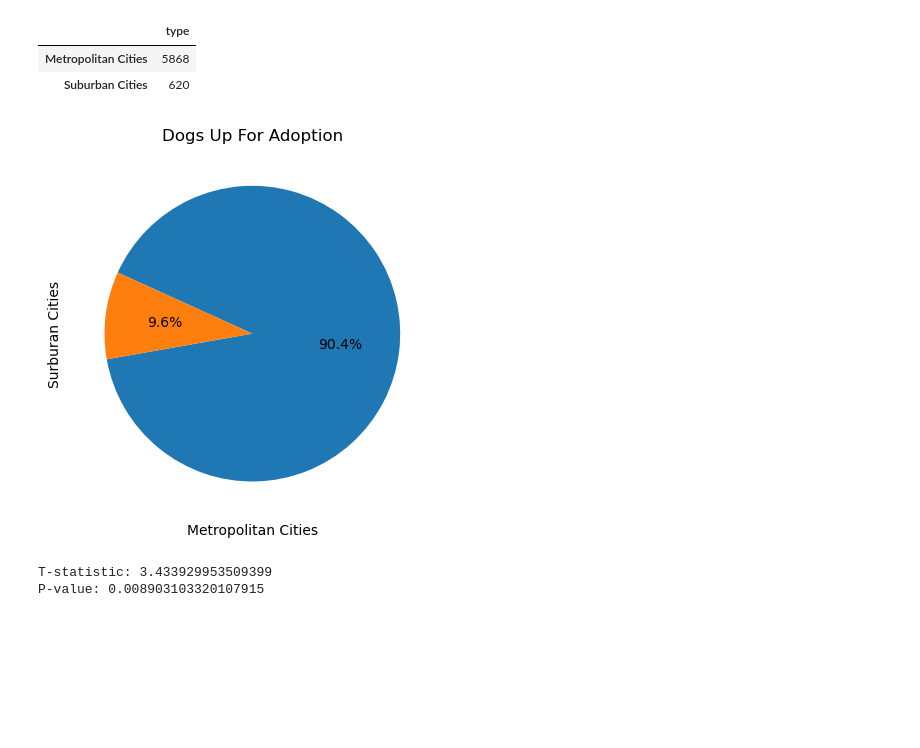
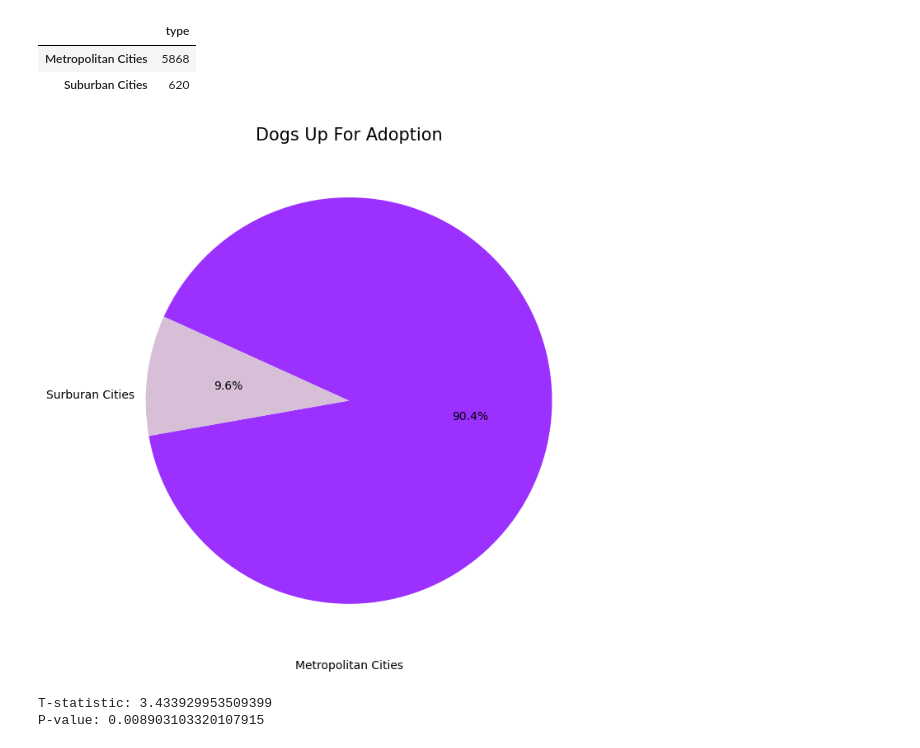
Before and after one commit to tfuenz/STAK_Project_One, a Jupyter notebook: Adoption_Stats.ipynb, the cells around one changed output. Saved outputs shown, nothing was run; the diff lists cells and outputs as text; code cells hidden in the pictures; blank space fills up the shorter version.

```diff
--- a/Adoption_Stats.ipynb
+++ b/Adoption_Stats.ipynb
@@ -199,14 +199,18 @@ suburban_metro_df
 | Suburban Cities | 620 |
 # %%
 # Plot pie chart
+colors = ['#9b30ff', '#d8bfd8']  # Shades of purple
 
-plt.pie(suburban_metro_df["type"], autopct='%1.1f%%', startangle=190)
-plt.title('Dogs Up For Adoption')
+plt.figure(figsize=(8, 8))
+plt.pie(suburban_metro_df["type"], autopct='%1.1f%%', startangle=190, colors = colors)
+plt.title('Dogs Up For Adoption', fontsize = 15)
 plt.xlabel("Metropolitan Cities")
-plt.ylabel("Surburan Cities")
+plt.ylabel("Surburan Cities", rotation = 0)
+
+plt.savefig("C:/Users/14407/Documents/STAK_Project_One/Resources/Pie_Chart_Dogs_by_City_Tp.png")
 plt.show()
 # %% [output]
-[figure, old version]
+[figure, new version]
 # %%
 # Create two arrays of data
 metro_pop = [798, 1624, 384, 2053, 1009]
```
Also changed, not shown: parts of 1 cell of this notebook.
